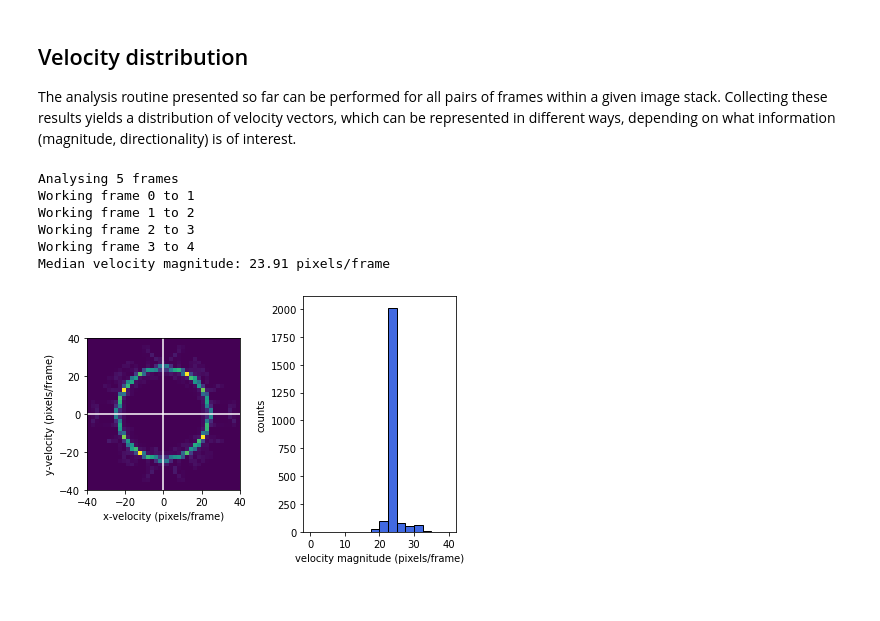
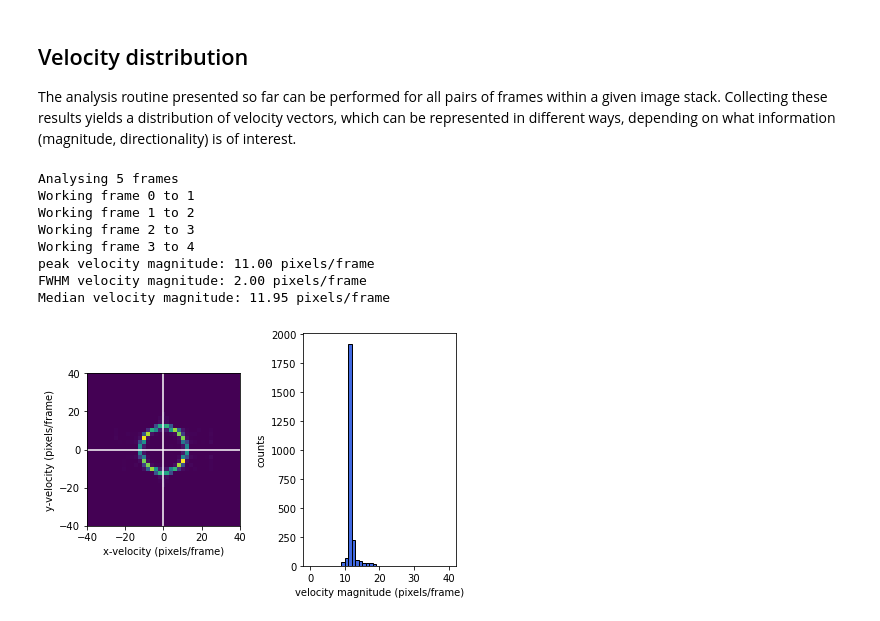
Before and after one commit to M-Sabrina/MinDE_analysis_2022, a Jupyter notebook: DEMO_MinDE_local_analysis.ipynb, the cells around one changed output. Saved outputs shown, nothing was run; the diff lists cells and outputs as text; code cells hidden in the pictures.

```diff
--- a/DEMO_MinDE_local_analysis.ipynb
+++ b/DEMO_MinDE_local_analysis.ipynb
@@ -131,10 +131,14 @@ kernel_size_general = 15  # for general (light) smoothing
 kernel_size_flow = 35  # stronger smoothing for optical flow analysis
 # %%
 # build kernel for first smoothing step (for processing)
-general_kernel = np.ones((kernel_size_general, kernel_size_general), np.float32) / (kernel_size_general ** 2)
+general_kernel = np.ones((kernel_size_general, kernel_size_general), np.float32) / (
+    kernel_size_general**2
+)
 
 # build kernel for obtaining flow pattern
-flow_kernel = np.ones((kernel_size_flow, kernel_size_flow), np.float32) / (kernel_size_flow ** 2)
+flow_kernel = np.ones((kernel_size_flow, kernel_size_flow), np.float32) / (
+    kernel_size_flow**2
+)
 
 # create lightly and strongly smoothed images
 im0_raw = MinDE_st[0, :, :]
@@ -144,7 +148,7 @@ im1_smz = filter2D(im1_raw, -1, general_kernel)
 im0_smz_flow = filter2D(im0_smz, -1, flow_kernel)
 im1_smz_flow = filter2D(im1_smz, -1, flow_kernel)
 
-fig, (ax1, ax2, ax3) = plt.subplots(1,3)
+fig, (ax1, ax2, ax3) = plt.subplots(1, 3)
 ax1.imshow(im0_raw)
 ax1.set_title("Original")
 ax1.set_xlabel("x (pixels)")
@@ -249,7 +253,7 @@ Left panel: For clarity, we show a zoomed-in section of the pattern and the over
     forward_wavevector_x,
     forward_wavevector_y,
     halfspan,
-    sampling_density,
+    sampling_width,
 )
 # %%
 # Show a zoom-in of the result, specified by the variables zm_lo and zm_hi
@@ -308,7 +312,7 @@ If there is no shifted intensity profile visible in the sampling map below, it c
     forward_wavevector_x,
     forward_wavevector_y,
     halfspan,
-    sampling_density,
+    sampling_width,
 )
 # %%
 # Show a zoom-in of the result, specified by the variables zm_lo and zm_hi
@@ -366,7 +370,7 @@ The parameter *look_ahead* = 1 defines that we are considering peaks located in
 In other applications of the local analysis pipeline (like DE distance detection, when looking for the position of a MinE wave running behind a MinD wave), it can make sense to look towards the other direction.
 # %%
 velocities = min_de_patterns_crests.compare_crestmaps(
-    profile_map1, profile_map2, sampling_density, look_ahead=1
+    profile_map1, profile_map2, sampling_width, look_ahead=1
 )
 # %%
 print(f"Determined velocities for {np.size(velocities)} crest points.")
@@ -438,32 +448,41 @@ plt.show()
 The analysis routine presented so far can be performed for all pairs of frames within a given image stack. Collecting these results yields a distribution of velocity vectors, which can be represented in different ways, depending on what information (magnitude, directionality) is of interest.
 # %%
 (
-    fig,
-    ax_wheel,
-    ax_sum,
     velocities,  # velocity magnitude
     forward_wavevector_x,  # unit vector w_x
     forward_wavevector_y,  # unit vector w_y
     all_wheels,  # data generated for velocity wheel (2D histogram)
+    crests_x,
+    crests_y,
+    framenr,
+    max_x1,
+    max_y1,
+    max_x2,
+    max_y2,
+    fig,
+    ax_wheel,
+    ax_sum,
 ) = local_velocity_analysis(
     MinDE_st_original,
     frames_to_analyse=5,  # use first ... frames
     halfspan=halfspan,
-    sampling_density=sampling_density,
+    sampling_width=sampling_width,
     edge=40,  # width of velocity wheel (2D histogram) and max of magnitude histogram
     bins_wheel=40,  # number of bins (horizontal/vertical) for velocity wheel (2D histogram)
-    binwidth_sum=2.5,  # binwidth for velocity mangitude histogram
+    binwidth_sum=1,  # binwidth for velocity mangitude histogram
     kernel_size_general=kernel_size_general,  # kernel for first smoothing step
     kernel_size_flow=kernel_size_flow,  # kernel for additional smoothing step
     look_ahead=1,  # 1 -> look in propagation direction, -1 -> against it
     demo=True,  # True -> return figure handles
 )
 plt.show()
 # %% [output]
 Analysing 5 frames
 Working frame 0 to 1
 Working frame 1 to 2
 Working frame 2 to 3
 Working frame 3 to 4
-Median velocity magnitude: 23.91 pixels/frame
+peak velocity magnitude: 11.00 pixels/frame
+FWHM velocity magnitude: 2.00 pixels/frame
+Median velocity magnitude: 11.95 pixels/frame
-[figure, old version]
+[figure, new version]
```
Also changed, not shown: parts of 20 cells of this notebook, 20 other files.
